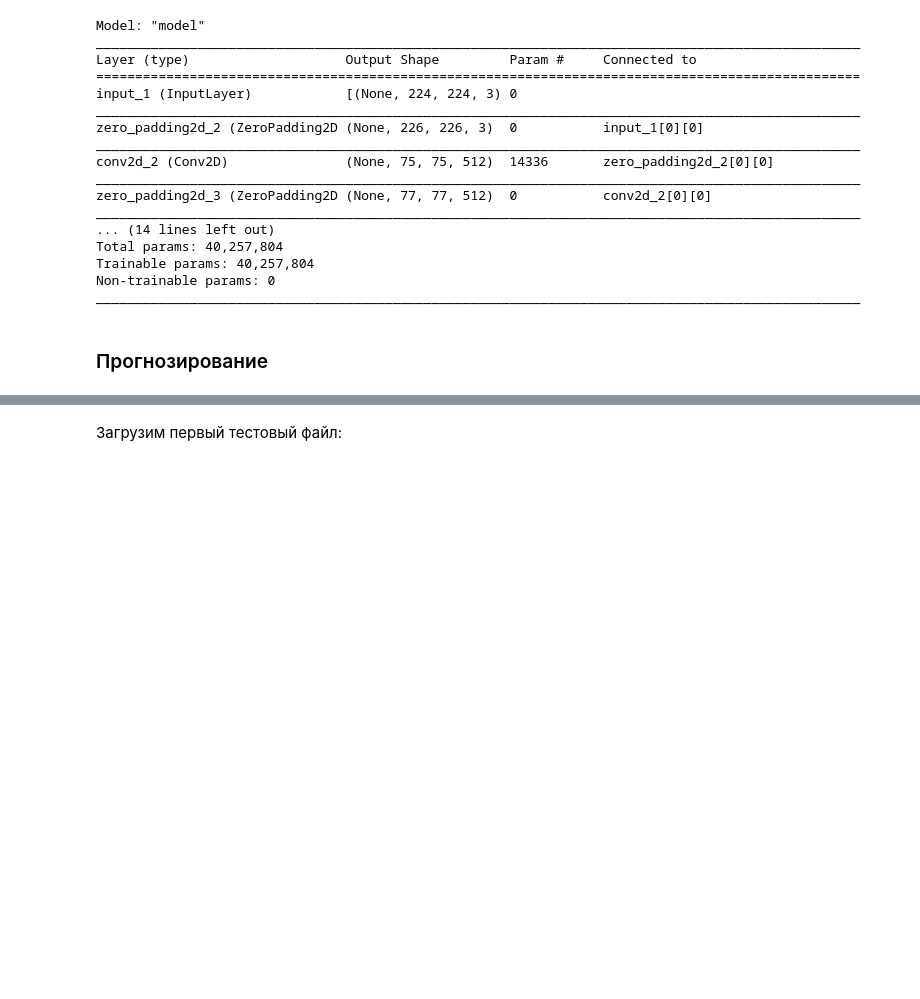
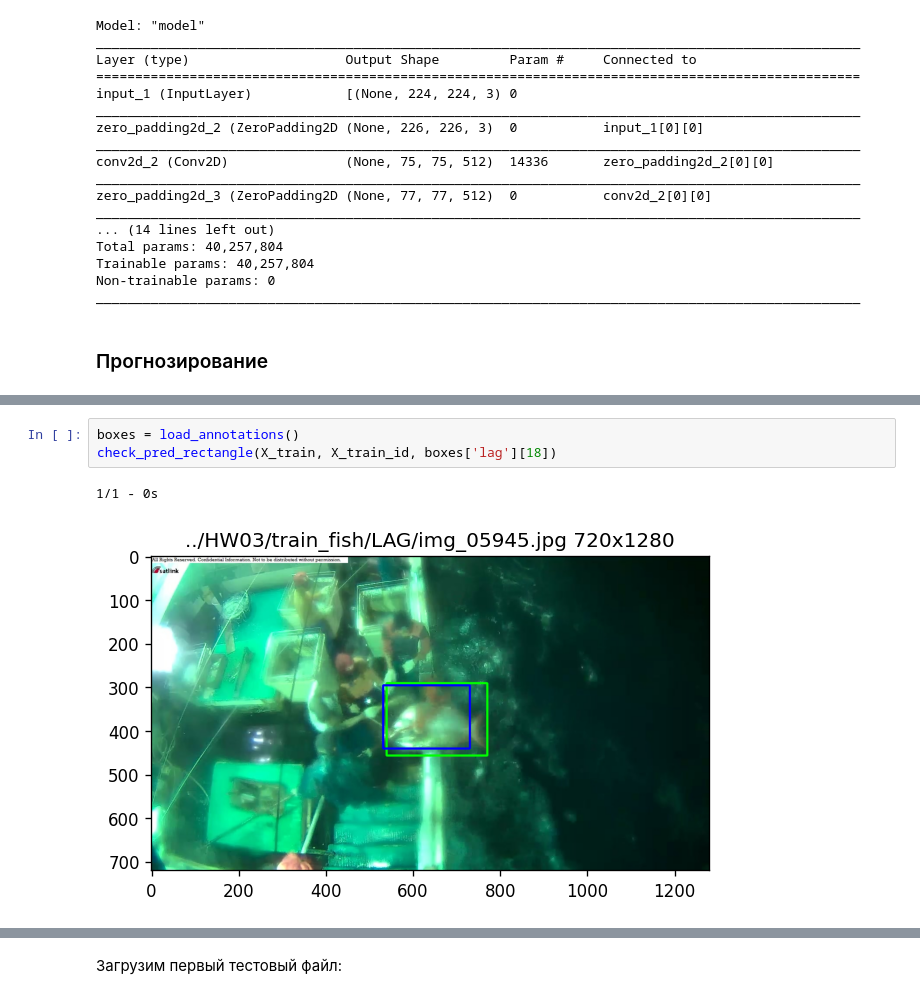
Before and after one commit to Alexapathfinder/Netology, a Jupyter notebook: Computer vision/HW03.ipynb, the cells around one changed output, grey strips where cells are left out. Drawn from its saved outputs; the diff is of its cells as text; blank space fills up the shorter version.

```diff
--- a/Computer vision/HW03.ipynb
+++ b/Computer vision/HW03.ipynb
@@ -537,0 +557,6 @@ ________________________________________________________________________________
+# %%
+boxes = load_annotations()
+check_pred_rectangle(X_train, X_train_id, boxes['lag'][18])
+# %% [output]
+1/1 - 0s
+[figure, added]
```
Also changed, not shown: parts of 16 cells of this notebook, 3 other files.
